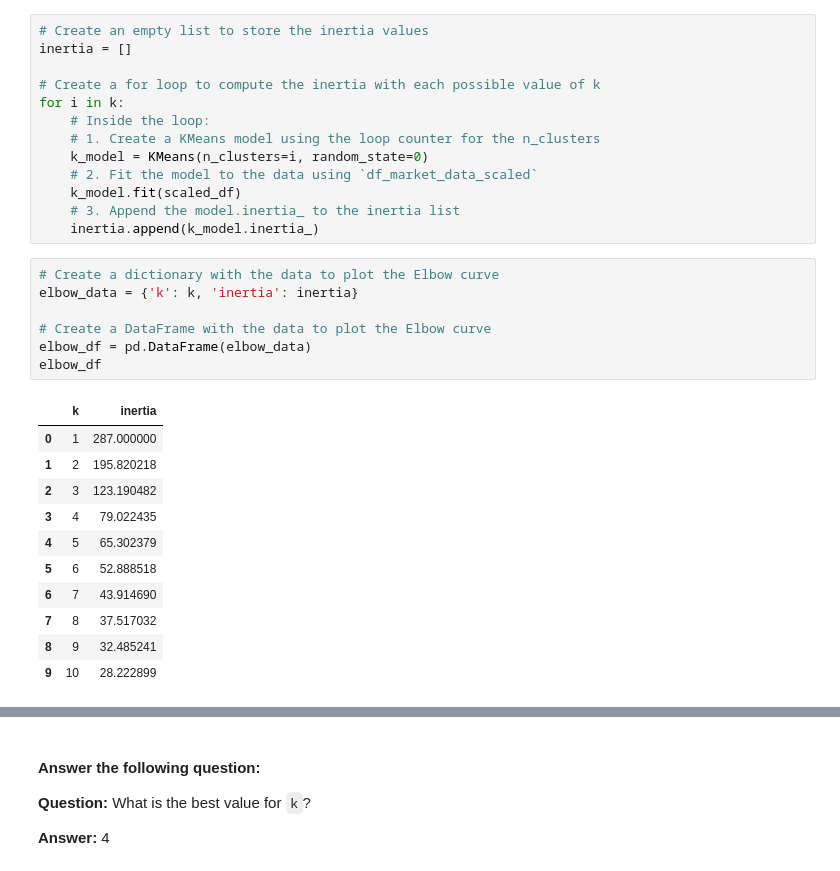
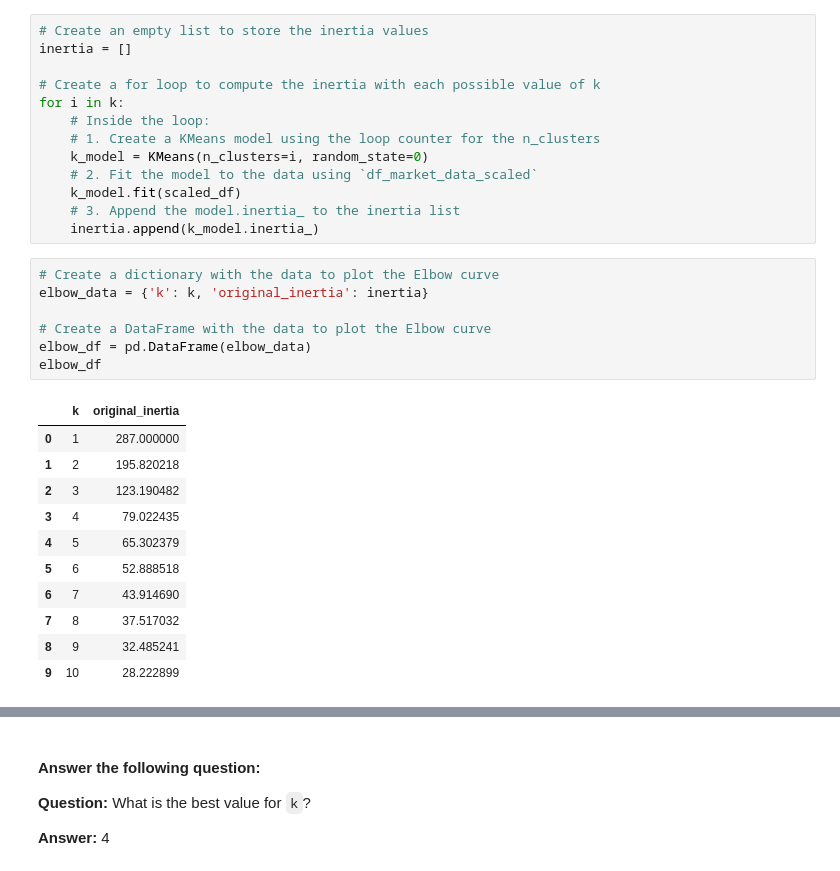
Before and after one commit to christinamberdavis/CryptoClustering, a Jupyter notebook: Crypto_Clustering.ipynb, the cells around one changed output, grey strips where cells are left out. Saved outputs shown, nothing was run; the diff lists cells and outputs as text.

```diff
--- a/Crypto_Clustering.ipynb
+++ b/Crypto_Clustering.ipynb
@@ -105,13 +117,13 @@ for i in k:
     inertia.append(k_model.inertia_)
 # %%
 # Create a dictionary with the data to plot the Elbow curve
-elbow_data = {'k': k, 'inertia': inertia}
+elbow_data = {'k': k, 'original_inertia': inertia}
 
 # Create a DataFrame with the data to plot the Elbow curve
 elbow_df = pd.DataFrame(elbow_data)
 elbow_df
 # %% [output]
-|  | k | inertia |
+|  | k | original_inertia |
 | 0 | 1 | 287.000000 |
 | 1 | 2 | 195.820218 |
 | 2 | 3 | 123.190482 |
```
Also changed, not shown: parts of 11 cells of this notebook.
